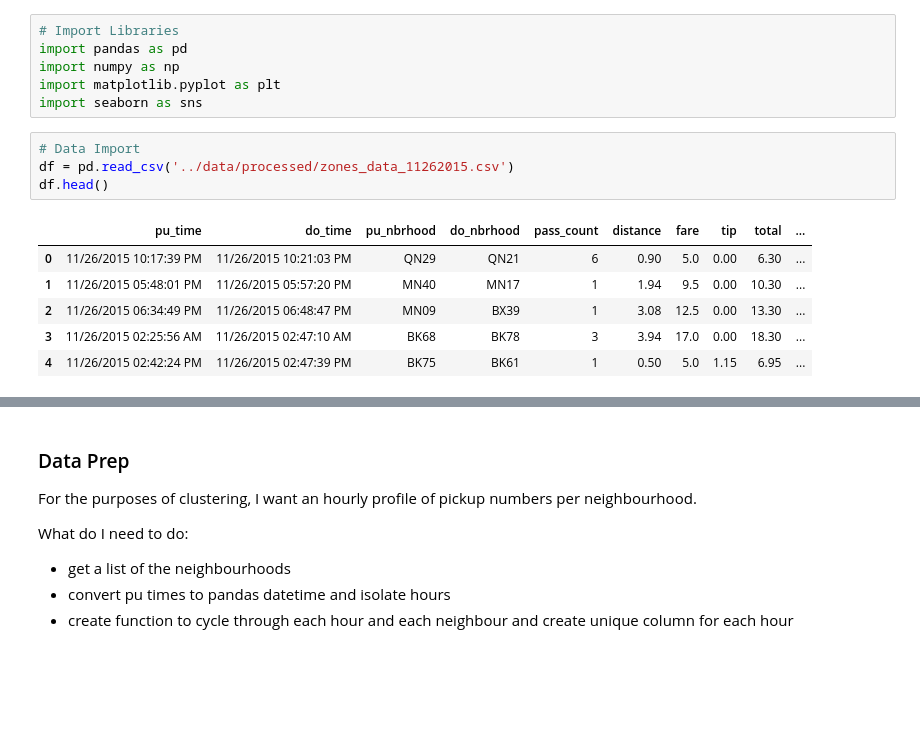
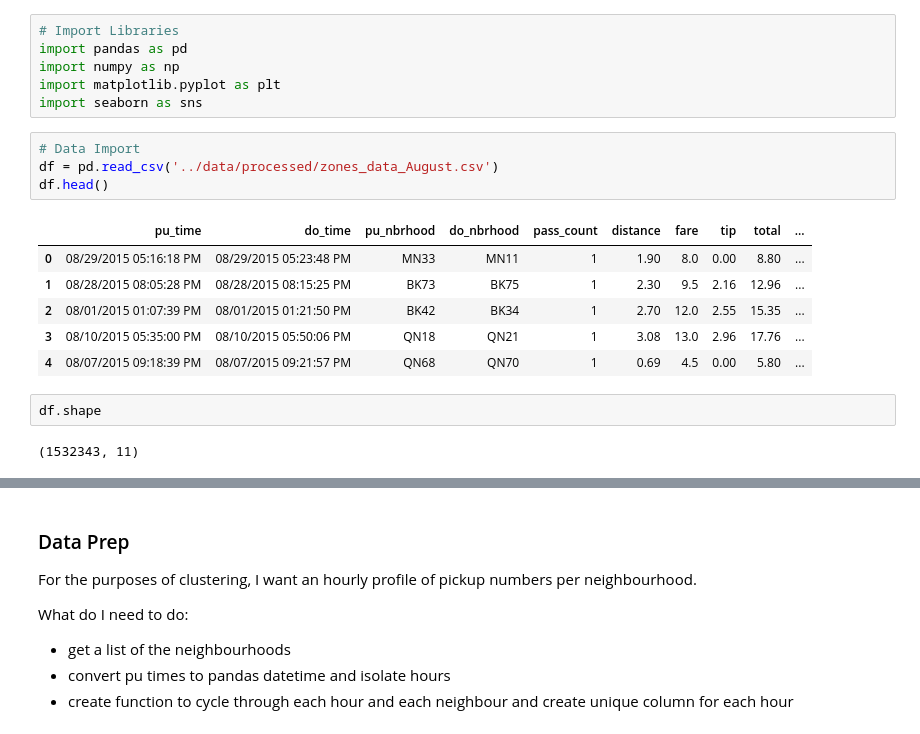
Before and after one commit to mcsweena/NYC_Green_Taxi_Analysis, a Jupyter notebook: notebooks/neighbourhood_similarity_clustering.ipynb, the cells around one changed output, grey strips where cells are left out. Saved outputs shown, nothing was run; the diff lists cells and outputs as text; blank space fills up the shorter version.

```diff
--- a/notebooks/neighbourhood_similarity_clustering.ipynb
+++ b/notebooks/neighbourhood_similarity_clustering.ipynb
@@ -8,12 +8,16 @@ import matplotlib.pyplot as plt
 import seaborn as sns
 # %%
 # Data Import
-df = pd.read_csv('../data/processed/zones_data_11262015.csv')
+df = pd.read_csv('../data/processed/zones_data_August.csv')
 df.head()
 # %% [output]
 |  | pu_time | do_time | pu_nbrhood | do_nbrhood | pass_count | distance | fare | tip | total | ... |
-| 0 | 11/26/2015 10:17:39 PM | 11/26/2015 10:21:03 PM | QN29 | QN21 | 6 | 0.90 | 5.0 | 0.00 | 6.30 | ... |
-| 1 | 11/26/2015 05:48:01 PM | 11/26/2015 05:57:20 PM | MN40 | MN17 | 1 | 1.94 | 9.5 | 0.00 | 10.30 | ... |
-| 2 | 11/26/2015 06:34:49 PM | 11/26/2015 06:48:47 PM | MN09 | BX39 | 1 | 3.08 | 12.5 | 0.00 | 13.30 | ... |
-| 3 | 11/26/2015 02:25:56 AM | 11/26/2015 02:47:10 AM | BK68 | BK78 | 3 | 3.94 | 17.0 | 0.00 | 18.30 | ... |
-| 4 | 11/26/2015 02:42:24 PM | 11/26/2015 02:47:39 PM | BK75 | BK61 | 1 | 0.50 | 5.0 | 1.15 | 6.95 | ... |
+| 0 | 08/29/2015 05:16:18 PM | 08/29/2015 05:23:48 PM | MN33 | MN11 | 1 | 1.90 | 8.0 | 0.00 | 8.80 | ... |
+| 1 | 08/28/2015 08:05:28 PM | 08/28/2015 08:15:25 PM | BK73 | BK75 | 1 | 2.30 | 9.5 | 2.16 | 12.96 | ... |
+| 2 | 08/01/2015 01:07:39 PM | 08/01/2015 01:21:50 PM | BK42 | BK34 | 1 | 2.70 | 12.0 | 2.55 | 15.35 | ... |
+| 3 | 08/10/2015 05:35:00 PM | 08/10/2015 05:50:06 PM | QN18 | QN21 | 1 | 3.08 | 13.0 | 2.96 | 17.76 | ... |
+| 4 | 08/07/2015 09:18:39 PM | 08/07/2015 09:21:57 PM | QN68 | QN70 | 1 | 0.69 | 4.5 | 0.00 | 5.80 | ... |
+# %%
+df.shape
+# %% [output]
+(1532343, 11)
```
Also changed, not shown: parts of 13 cells of this notebook, 3 other files.
